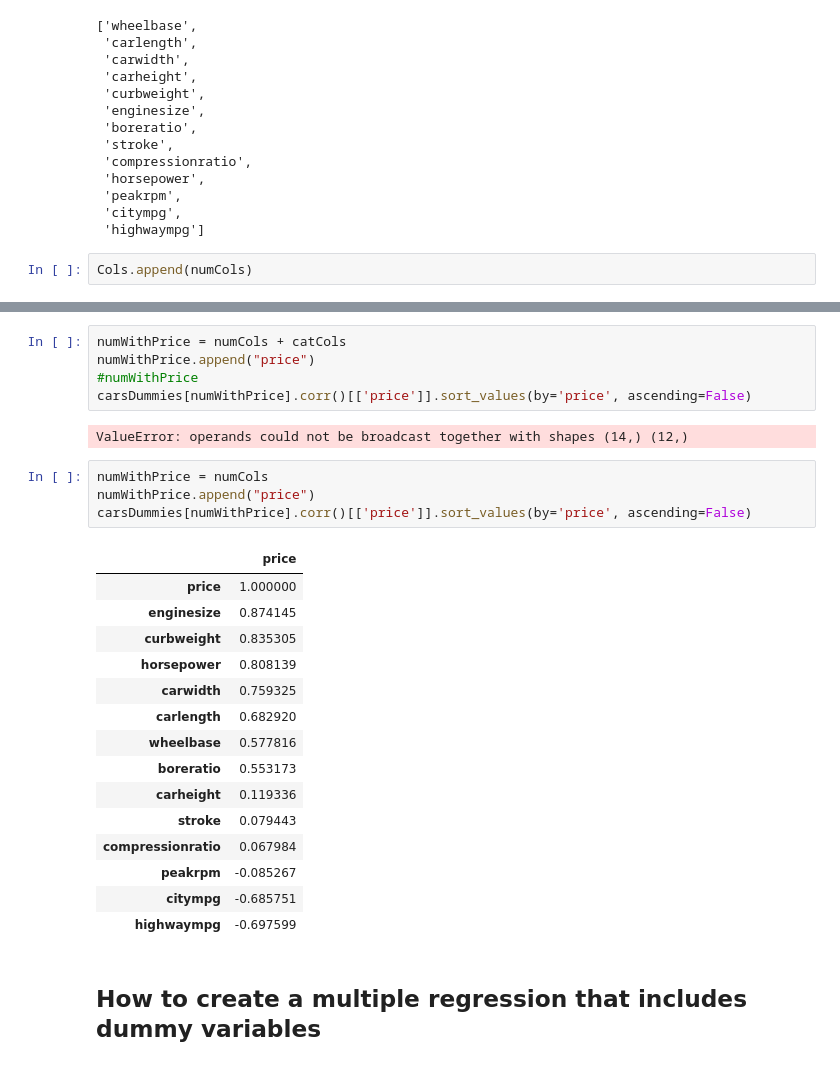
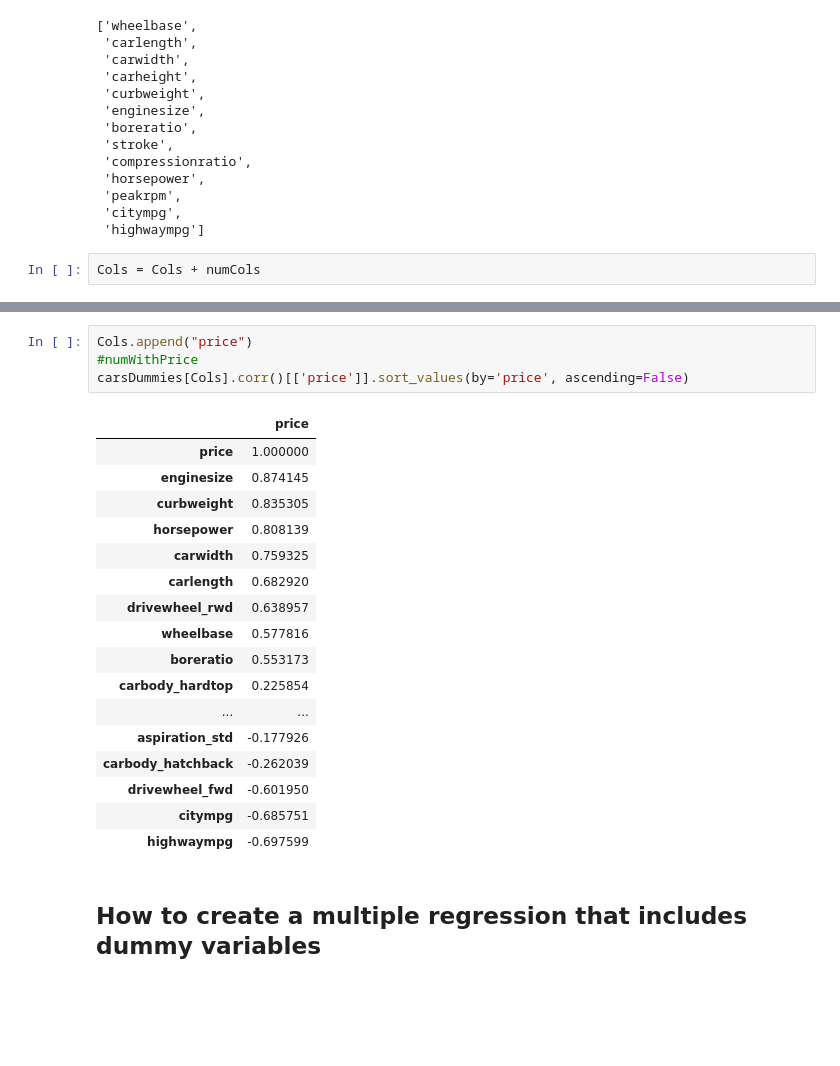
Before and after one commit to ncrowder/python, a Jupyter notebook: murach_data_analysis/class_demos/multiple_regression.ipynb, the cells around one changed output, grey strips where cells are left out. Saved outputs shown, nothing was run; the diff lists cells and outputs as text; blank space fills up the shorter version.

```diff
--- a/murach_data_analysis/class_demos/multiple_regression.ipynb
+++ b/murach_data_analysis/class_demos/multiple_regression.ipynb
@@ -451,7 +451,7 @@ numCols
  'citympg',
  'highwaympg']
 # %%
-Cols.append(numCols)
+Cols = Cols + numCols
 # %%
 Cols
 # %% [output]
@@ -475,30 +475,25 @@ Cols
 # %%
-numWithPrice = numCols + catCols
-numWithPrice.append("price")
+Cols.append("price")
 #numWithPrice
-carsDummies[numWithPrice].corr()[['price']].sort_values(by='price', ascending=False)
+carsDummies[Cols].corr()[['price']].sort_values(by='price', ascending=False)
 # %% [output]
-ValueError: operands could not be broadcast together with shapes (14,) (12,)
+|  | price |
+| price | 1.000000 |
+| enginesize | 0.874145 |
+| curbweight | 0.835305 |
+| horsepower | 0.808139 |
+| carwidth | 0.759325 |
+| carlength | 0.682920 |
+| drivewheel_rwd | 0.638957 |
+| wheelbase | 0.577816 |
+| boreratio | 0.553173 |
+| carbody_hardtop | 0.225854 |
+| ... | ... |
+| aspiration_std | -0.177926 |
+| carbody_hatchback | -0.262039 |
+| drivewheel_fwd | -0.601950 |
+| citympg | -0.685751 |
+| highwaympg | -0.697599 |
-# %%
-numWithPrice = numCols
-numWithPrice.append("price")
-carsDummies[numWithPrice].corr()[['price']].sort_values(by='price', ascending=False)
-# %% [output]
-|  | price |
-| price | 1.000000 |
-| enginesize | 0.874145 |
-| curbweight | 0.835305 |
-| horsepower | 0.808139 |
-| carwidth | 0.759325 |
-| carlength | 0.682920 |
-| wheelbase | 0.577816 |
-| boreratio | 0.553173 |
-| carheight | 0.119336 |
-| stroke | 0.079443 |
-| compressionratio | 0.067984 |
-| peakrpm | -0.085267 |
-| citympg | -0.685751 |
-| highwaympg | -0.697599 |
 # %% [markdown]
 ## How to create a multiple regression that includes dummy variables
 # %%
```
Also changed, not shown: parts of 1 cell of this notebook.
